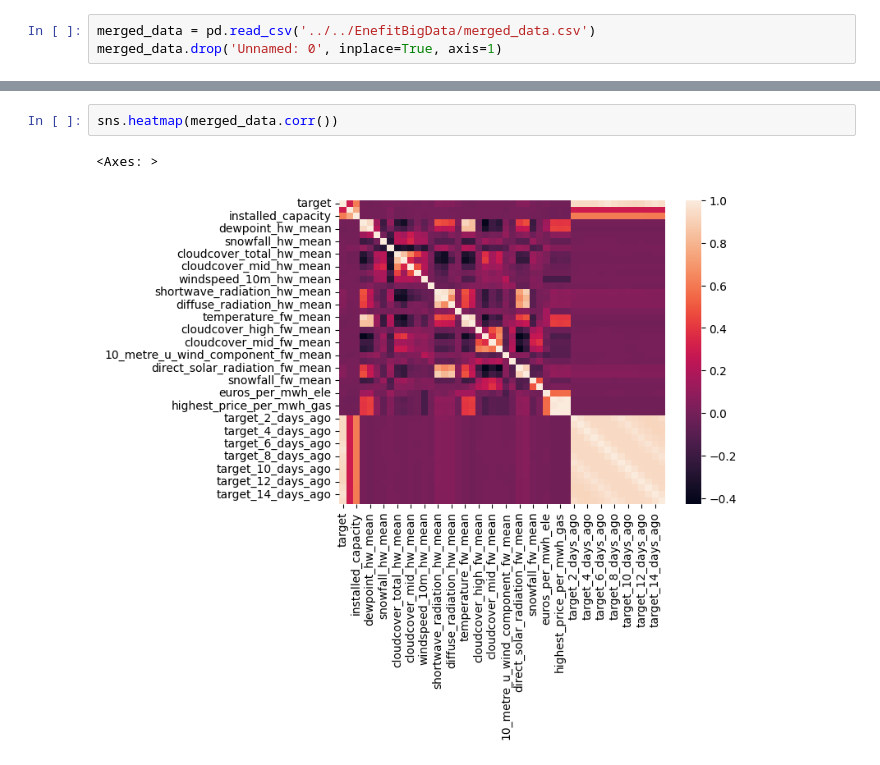
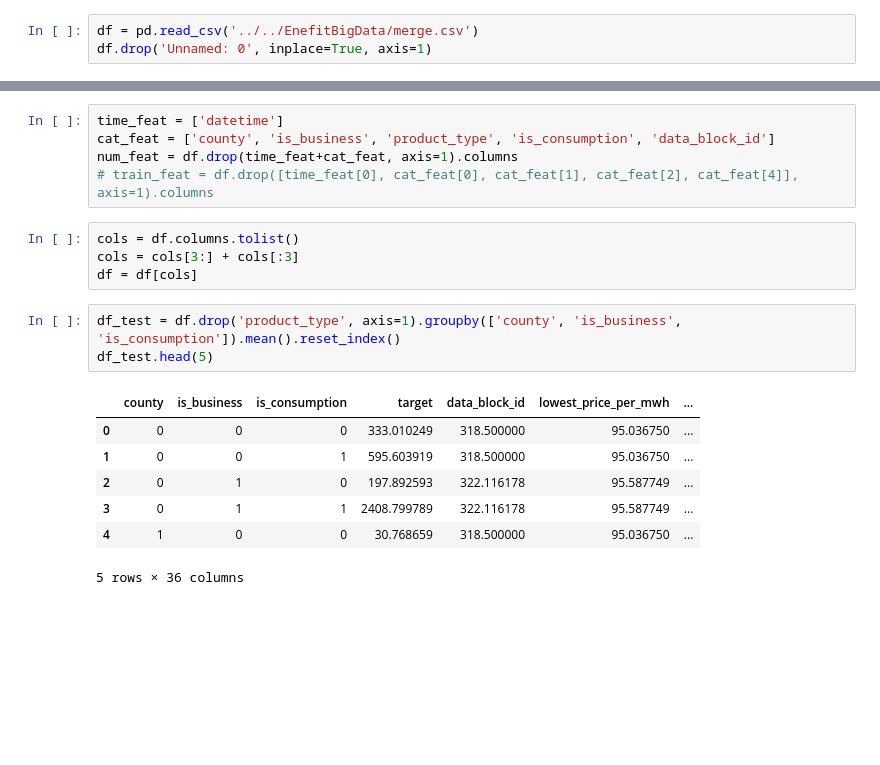
Before and after one commit to afonyaAR/KaggleEnefit, a Jupyter notebook: heatmap.ipynb, the cells around one changed output, grey strips where cells are left out. Cells and saved outputs as stored; diff of their text form; blank space fills up the shorter version.

```diff
--- a/heatmap.ipynb
+++ b/heatmap.ipynb
@@ -4,3 +6,3 @@ import seaborn as sns
 # %%
-merged_data = pd.read_csv('../../EnefitBigData/merged_data.csv')
-merged_data.drop('Unnamed: 0', inplace=True, axis=1)
+df = pd.read_csv('../../EnefitBigData/merge.csv')
+df.drop('Unnamed: 0', inplace=True, axis=1)
@@ -50,5 +9,20 @@ merged_data[merged_data.columns[30:]].head(5)
-# %%
-sns.heatmap(merged_data.corr())
-# %% [output]
-<Axes: >
-[figure, removed]
+# %%
+time_feat = ['datetime']
+cat_feat = ['county', 'is_business', 'product_type', 'is_consumption', 'data_block_id']
+num_feat = df.drop(time_feat+cat_feat, axis=1).columns
+# train_feat = df.drop([time_feat[0], cat_feat[0], cat_feat[1], cat_feat[2], cat_feat[4]], axis=1).columns
+# %%
+cols = df.columns.tolist()
+cols = cols[3:] + cols[:3]
+df = df[cols]
+# %%
+df_test = df.drop('product_type', axis=1).groupby(['county', 'is_business', 'is_consumption']).mean().reset_index()
+df_test.head(5)
+# %% [output]
+|  | county | is_business | is_consumption | target | data_block_id | lowest_price_per_mwh | ... |
+| 0 | 0 | 0 | 0 | 333.010249 | 318.500000 | 95.036750 | ... |
+| 1 | 0 | 0 | 1 | 595.603919 | 318.500000 | 95.036750 | ... |
+| 2 | 0 | 1 | 0 | 197.892593 | 322.116178 | 95.587749 | ... |
+| 3 | 0 | 1 | 1 | 2408.799789 | 322.116178 | 95.587749 | ... |
+| 4 | 1 | 0 | 0 | 30.768659 | 318.500000 | 95.036750 | ... |
+5 rows × 36 columns
```
Also changed, not shown: parts of 13 cells of this notebook, 18 other files.
